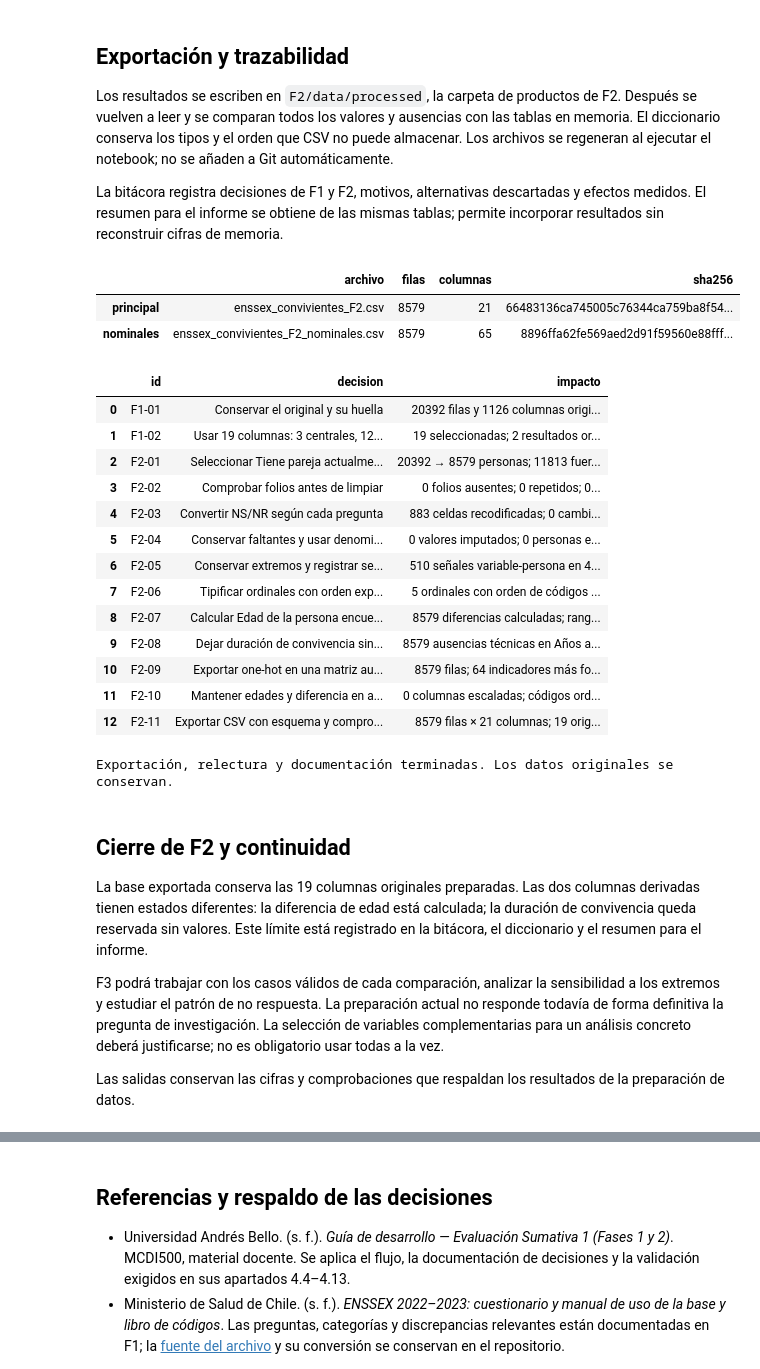
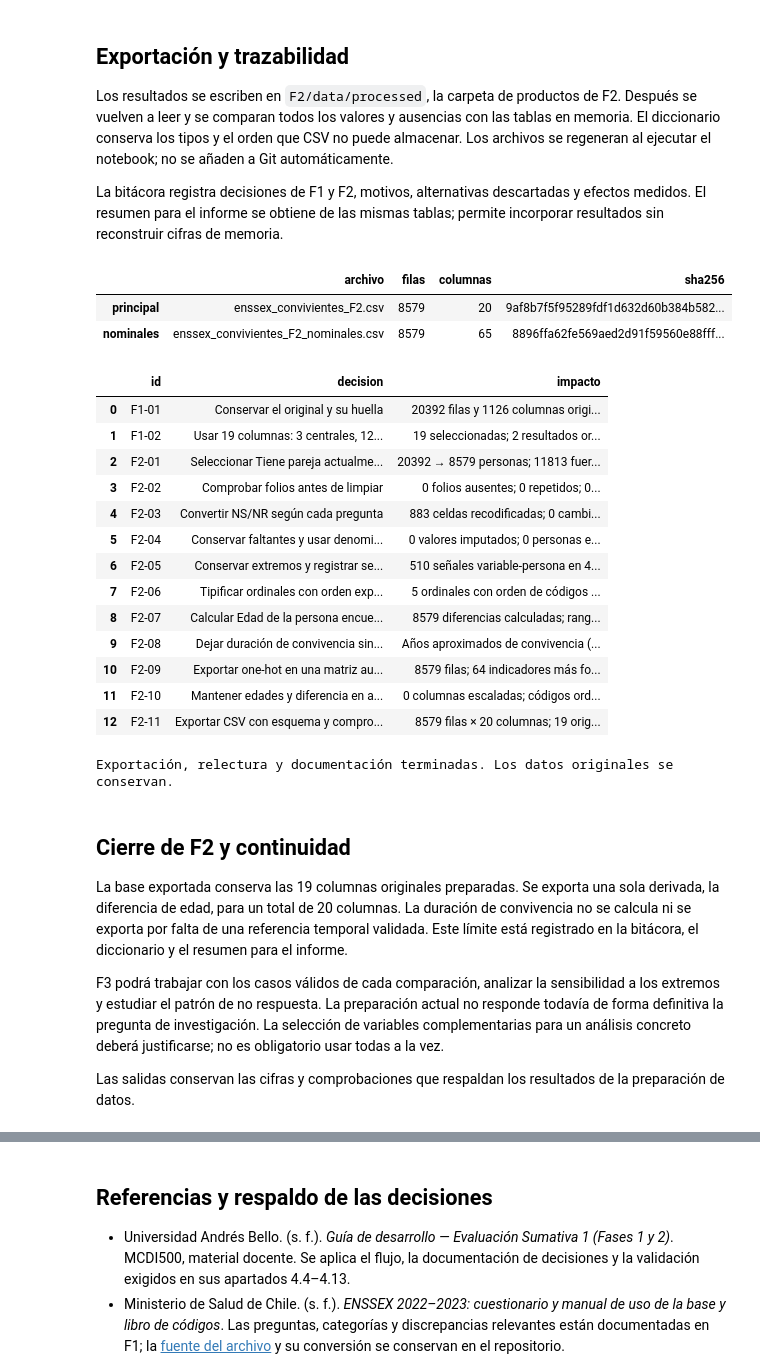
Before and after one commit to gosoriozamora/mcdi500-grupo9-enssex, a Jupyter notebook: F2/notebooks/F2_limpieza_transformacion_ENSSEX.ipynb, the cells around one changed output, grey strips where cells are left out. Saved outputs shown, nothing was run; the diff lists cells and outputs as text; code cells hidden in the pictures.

```diff
--- a/F2/notebooks/F2_limpieza_transformacion_ENSSEX.ipynb
+++ b/F2/notebooks/F2_limpieza_transformacion_ENSSEX.ipynb
@@ -543,35 +542,35 @@ resumen = {
     "original": {"filas": len(datos), "columnas": len(datos.columns), "sha256": identidad_inicial, "sin_cambios": True},
     "seleccion": {"filas": len(seleccion), "columnas_originales": 19, "filtro": "p81=1 y p83=1"},
     "limpieza": {"NS_NR_recodificados": int(impacto_limpieza.NS_NR_a_faltante.sum()), "imputaciones": 0,
                  "filas_eliminadas_por_faltantes": 0, "filas_eliminadas_por_extremos": 0},
     "derivadas": {"diferencias_edad_calculadas": int(final.diferencia_edad_pareja.notna().sum()),
-                  "duraciones_calculadas": 0, "motivo": esquema["derivadas"]["anios_convivencia_aprox"]},
+                  "duraciones_calculadas": 0, "motivo": esquema["politicas"]["duracion_convivencia"]},
     "validaciones": {"invariantes": len(validaciones), "casos_controlados": len(pruebas),
                      "resultados_casos": pruebas.to_dict(orient="records"), "relectura_csv": "OK"},
     "exportados": exportados,
     "disponibilidad": disponibilidad.to_dict(orient="records"),
     "versiones": {"python": platform.python_version(), "pandas": pd.__version__, "numpy": np.__version__, "matplotlib": version("matplotlib")},
     "metodo_huellas_codigo": "SHA-256 con finales de línea normalizados a LF",
     "huellas_codigo": {nombre: prep.sha256_codigo(RAIZ/nombre)
                        for nombre in ["F2/src/preparar_enssex.py", "F2/src/visualizar_enssex.py",
                                       "F2/src/presentacion_enssex.py", "F2/src/documentar_enssex.py",
                                       "F2/tests/validar_preparacion_enssex.py"]},
     "esquema_sha256": prep.sha256_archivo(RUTA_ESQUEMA),
 }
 tablas_informe = {"Selección de la población": flujo, "Limpieza por columna": impacto_limpieza,
                   "Disponibilidad por análisis": disponibilidad, "Disponibilidad por dependencia": por_grupo,
                   "Alternativas de imputación evaluadas y descartadas": sensibilidad.round(3),
                   "Revisión de valores extremos": atipicos, "Revisión temporal bajo hipótesis": tiempo_seleccion,
                   "Perfil del archivo procesado": perfil_final}
 documentos.documentar_resultados(RUTA_DOCS, esquema, resumen, tablas_informe, bitacora, final)
 mostrar(pd.DataFrame(exportados).T)
 mostrar(bitacora[["id", "decision", "impacto"]])
 assert prep.sha256_archivo(RUTA_DATOS) == identidad_inicial
 assert prep.huella_tabla(datos) == huella_inicial
 print("Exportación, relectura y documentación terminadas. Los datos originales se conservan.")
 # %% [output]
 |  | archivo | filas | columnas | sha256 |
-| principal | enssex_convivientes_F2.csv | 8579 | 21 | 66483136ca745005c76344ca759ba8f54... |
+| principal | enssex_convivientes_F2.csv | 8579 | 20 | 9af8b7f5f95289fdf1d632d60b384b582... |
 | nominales | enssex_convivientes_F2_nominales.csv | 8579 | 65 | 8896ffa62fe569aed2d91f59560e88fff... |
 |  | id | decision | impacto |
 | 0 | F1-01 | Conservar el original y su huella | 20392 filas y 1126 columnas origi... |
@@ -583,15 +582,15 @@ print("Exportación, relectura y documentación terminadas. Los datos originales
 | 6 | F2-05 | Conservar extremos y registrar se... | 510 señales variable-persona en 4... |
 | 7 | F2-06 | Tipificar ordinales con orden exp... | 5 ordinales con orden de códigos ... |
 | 8 | F2-07 | Calcular Edad de la persona encue... | 8579 diferencias calculadas; rang... |
-| 9 | F2-08 | Dejar duración de convivencia sin... | 8579 ausencias técnicas en Años a... |
+| 9 | F2-08 | Dejar duración de convivencia sin... | Años aproximados de convivencia (... |
 | 10 | F2-09 | Exportar one-hot en una matriz au... | 8579 filas; 64 indicadores más fo... |
 | 11 | F2-10 | Mantener edades y diferencia en a... | 0 columnas escaladas; códigos ord... |
-| 12 | F2-11 | Exportar CSV con esquema y compro... | 8579 filas × 21 columnas; 19 orig... |
+| 12 | F2-11 | Exportar CSV con esquema y compro... | 8579 filas × 20 columnas; 19 orig... |
 Exportación, relectura y documentación terminadas. Los datos originales se conservan.
 # %% [markdown]
 ## Cierre de F2 y continuidad
 
-La base exportada conserva las 19 columnas originales preparadas. Las dos columnas derivadas tienen estados diferentes: la diferencia de edad está calculada; la duración de convivencia queda reservada sin valores. Este límite está registrado en la bitácora, el diccionario y el resumen para el informe.
+La base exportada conserva las 19 columnas originales preparadas. Se exporta una sola derivada, la diferencia de edad, para un total de 20 columnas. La duración de convivencia no se calcula ni se exporta por falta de una referencia temporal validada. Este límite está registrado en la bitácora, el diccionario y el resumen para el informe.
 
 F3 podrá trabajar con los casos válidos de cada comparación, analizar la sensibilidad a los extremos y estudiar el patrón de no respuesta. La preparación actual no responde todavía de forma definitiva la pregunta de investigación. La selección de variables complementarias para un análisis concreto deberá justificarse; no es obligatorio usar todas a la vez.
 
```
Also changed, not shown: parts of 7 cells of this notebook, 11 other files.
